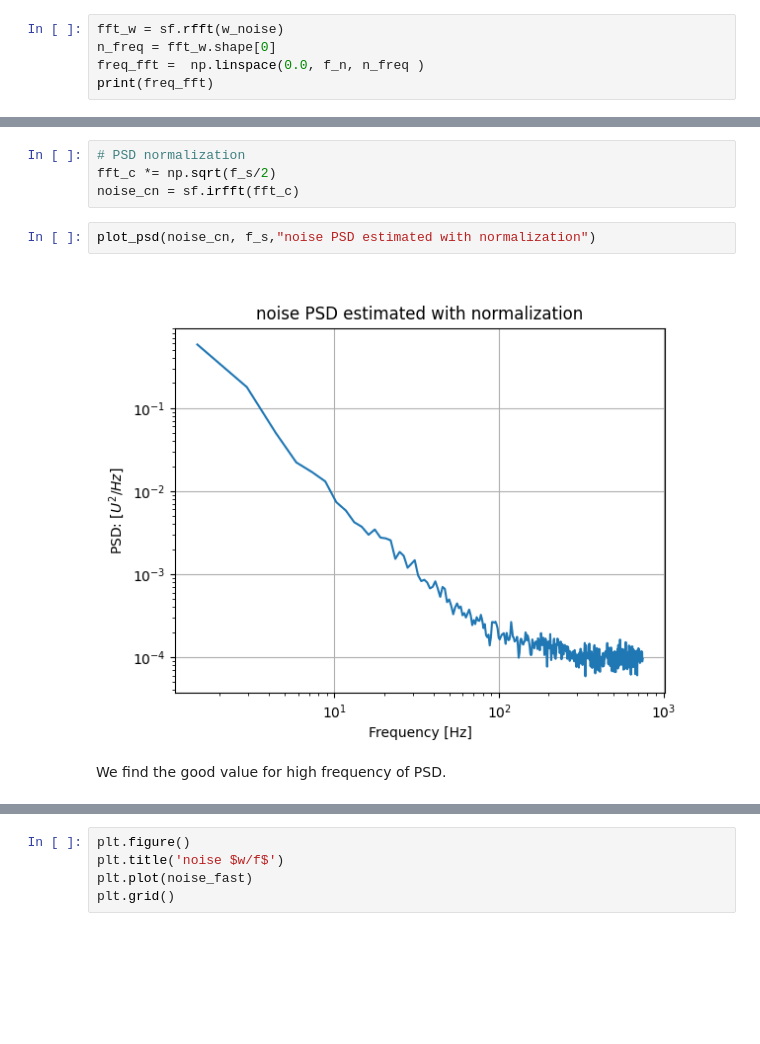
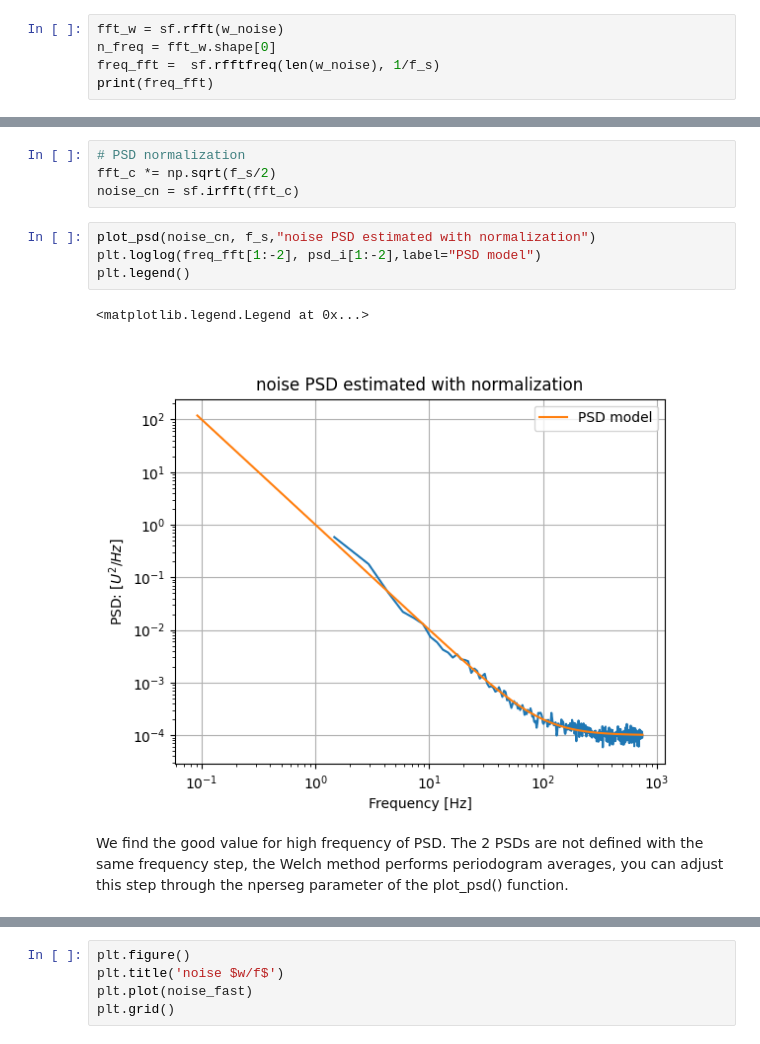
Before and after one commit to luckyjim/mogwai, a Jupyter notebook: doc/noise_wf.ipynb, the cells around one changed output, grey strips where cells are left out. Cells and saved outputs as stored; diff of their text form; blank space fills up the shorter version.

```diff
--- a/doc/noise_wf.ipynb
+++ b/doc/noise_wf.ipynb
@@ -80,7 +80,7 @@ print(w_noise.mean(), w_noise.std())
 # %%
 fft_w = sf.rfft(w_noise)
 n_freq = fft_w.shape[0]
-freq_fft =  np.linspace(0.0, f_n, n_freq )
+freq_fft =  sf.rfftfreq(len(w_noise), 1/f_s)
 print(freq_fft)
 # %% [output]
 [0.00000000e+00 9.15527344e-02 1.83105469e-01 ... 7.49816895e+02
@@ -119,10 +119,13 @@ fft_c *= np.sqrt(f_s/2)
 noise_cn = sf.irfft(fft_c)
 # %%
 plot_psd(noise_cn, f_s,"noise PSD estimated with normalization")
+plt.loglog(freq_fft[1:-2], psd_i[1:-2],label="PSD model")
+plt.legend()
 # %% [output]
+<matplotlib.legend.Legend at 0x...>
-[figure, old version]
+[figure, new version]
 # %% [markdown]
-We find the good value for high frequency of PSD.
+We find the good value for high frequency of PSD. The 2 PSDs are not defined with the same frequency step, the Welch method performs periodogram averages, you can adjust this step through the nperseg parameter of the plot_psd() function.
 # %%
 plt.figure()
 plt.title('noise $w/f$ with normalization')
```
Also changed, not shown: parts of 10 cells of this notebook.
